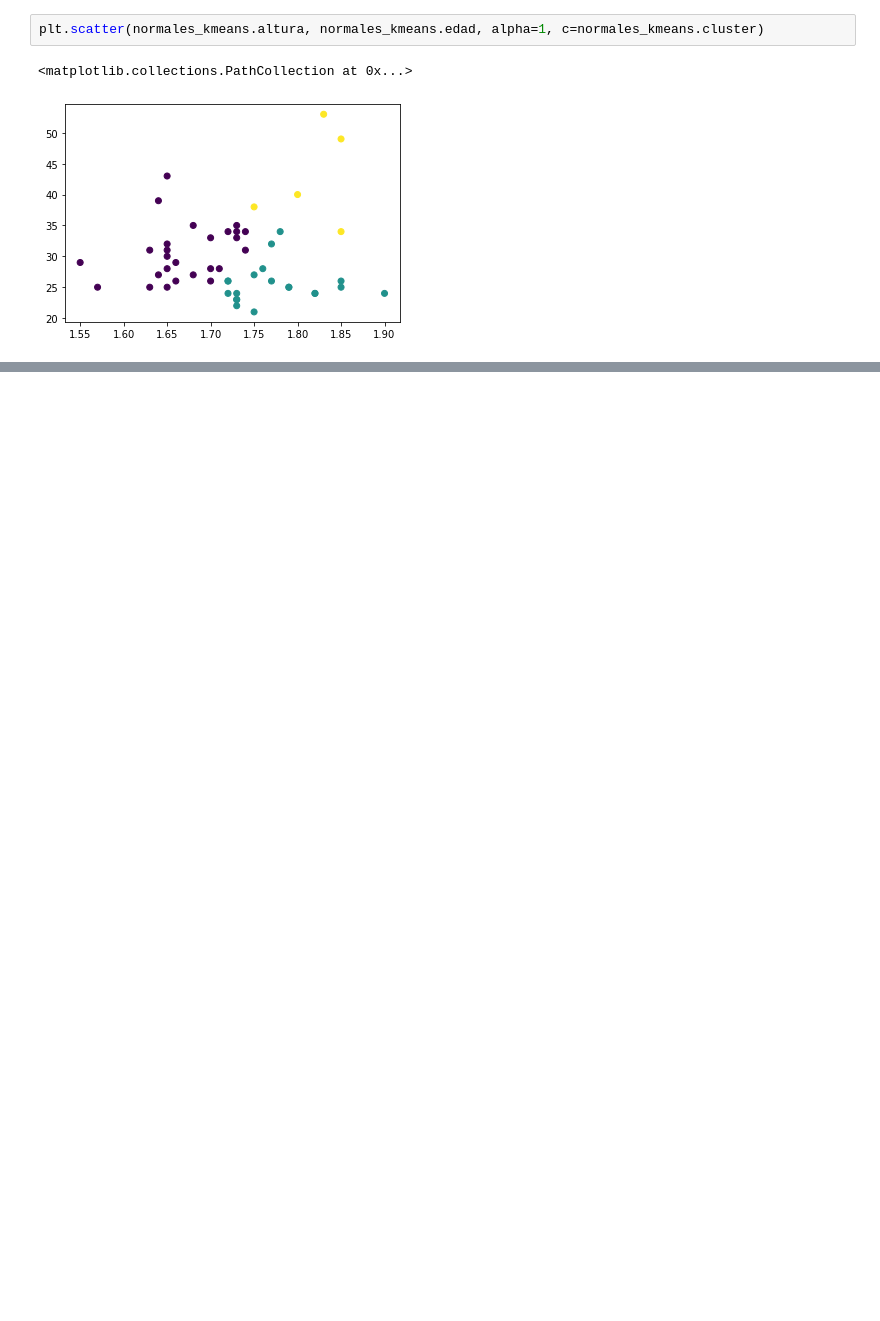
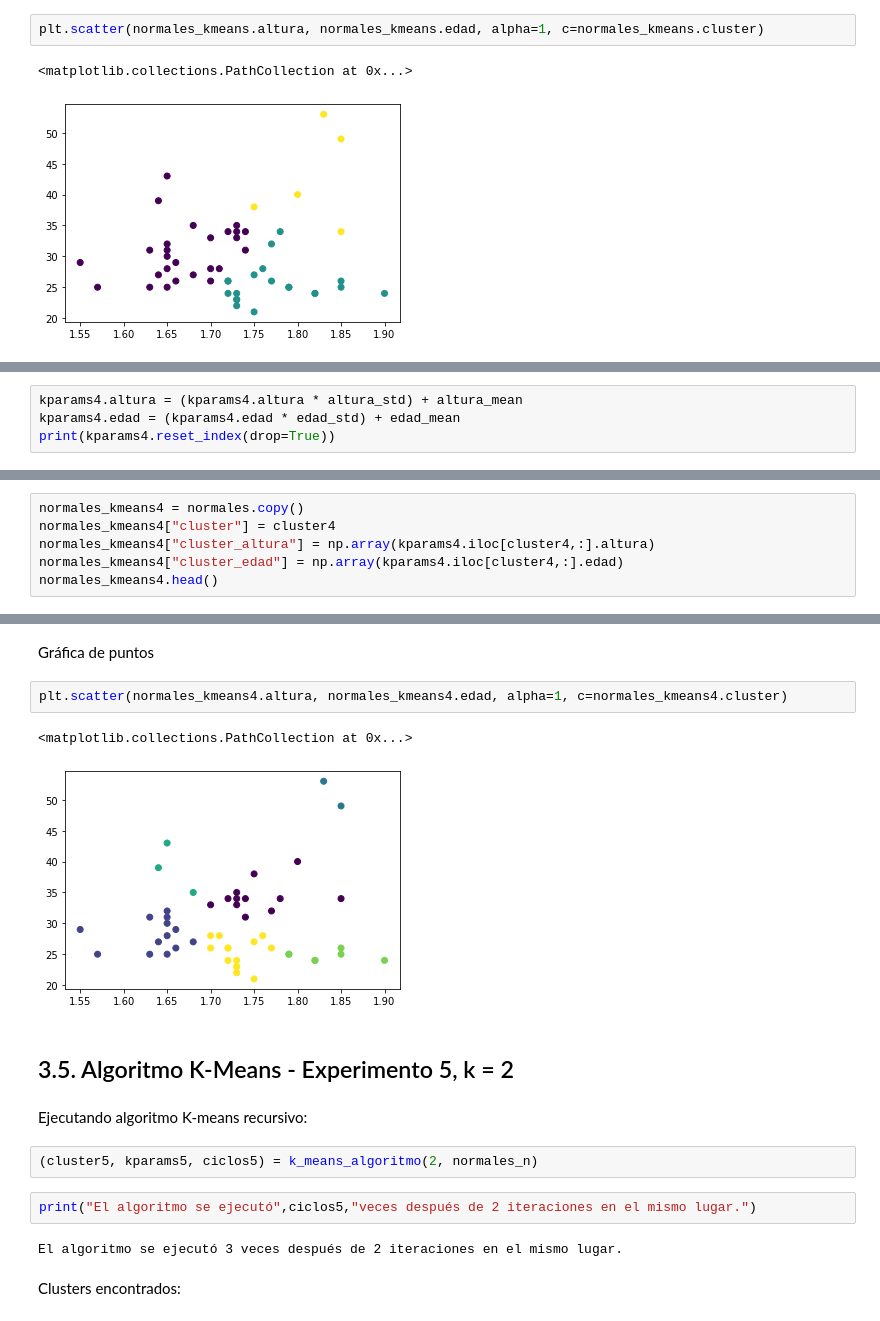
Before and after one commit to josedalvik/datascience_stlearning2_practica1, a Jupyter notebook: K-means y GMM.ipynb, the cells around one changed output, grey strips where cells are left out. Drawn from its saved outputs; the diff is of its cells as text; blank space fills up the shorter version.

```diff
--- a/K-means y GMM.ipynb
+++ b/K-means y GMM.ipynb
@@ -133,0 +239,4 @@ plt.scatter(normales_kmeans.altura, normales_kmeans.edad, alpha=1, c=normales_km
+# %%
+kparams4.altura = (kparams4.altura * altura_std) + altura_mean
+kparams4.edad = (kparams4.edad * edad_std) + edad_mean
+print(kparams4.reset_index(drop=True))
@@ -133,0 +253,6 @@ plt.scatter(normales_kmeans.altura, normales_kmeans.edad, alpha=1, c=normales_km
+# %%
+normales_kmeans4 = normales.copy()
+normales_kmeans4["cluster"] = cluster4
+normales_kmeans4["cluster_altura"] = np.array(kparams4.iloc[cluster4,:].altura)
+normales_kmeans4["cluster_edad"] = np.array(kparams4.iloc[cluster4,:].edad)
+normales_kmeans4.head()
@@ -133,0 +266,19 @@ plt.scatter(normales_kmeans.altura, normales_kmeans.edad, alpha=1, c=normales_km
+# %% [markdown]
+Gráfica de puntos
+# %%
+plt.scatter(normales_kmeans4.altura, normales_kmeans4.edad, alpha=1, c=normales_kmeans4.cluster)
+# %% [output]
+<matplotlib.collections.PathCollection at 0x...>
+[figure, added]
+# %% [markdown]
+## 3.5. Algoritmo K-Means - Experimento 5, k = 2
+# %% [markdown]
+Ejecutando algoritmo K-means recursivo:
+# %%
+(cluster5, kparams5, ciclos5) = k_means_algoritmo(2, normales_n)
+# %%
+print("El algoritmo se ejecutó",ciclos5,"veces después de 2 iteraciones en el mismo lugar.")
+# %% [output]
+El algoritmo se ejecutó 3 veces después de 2 iteraciones en el mismo lugar.
+# %% [markdown]
+Clusters encontrados:
```
Also changed, not shown: parts of 35 cells of this notebook.
